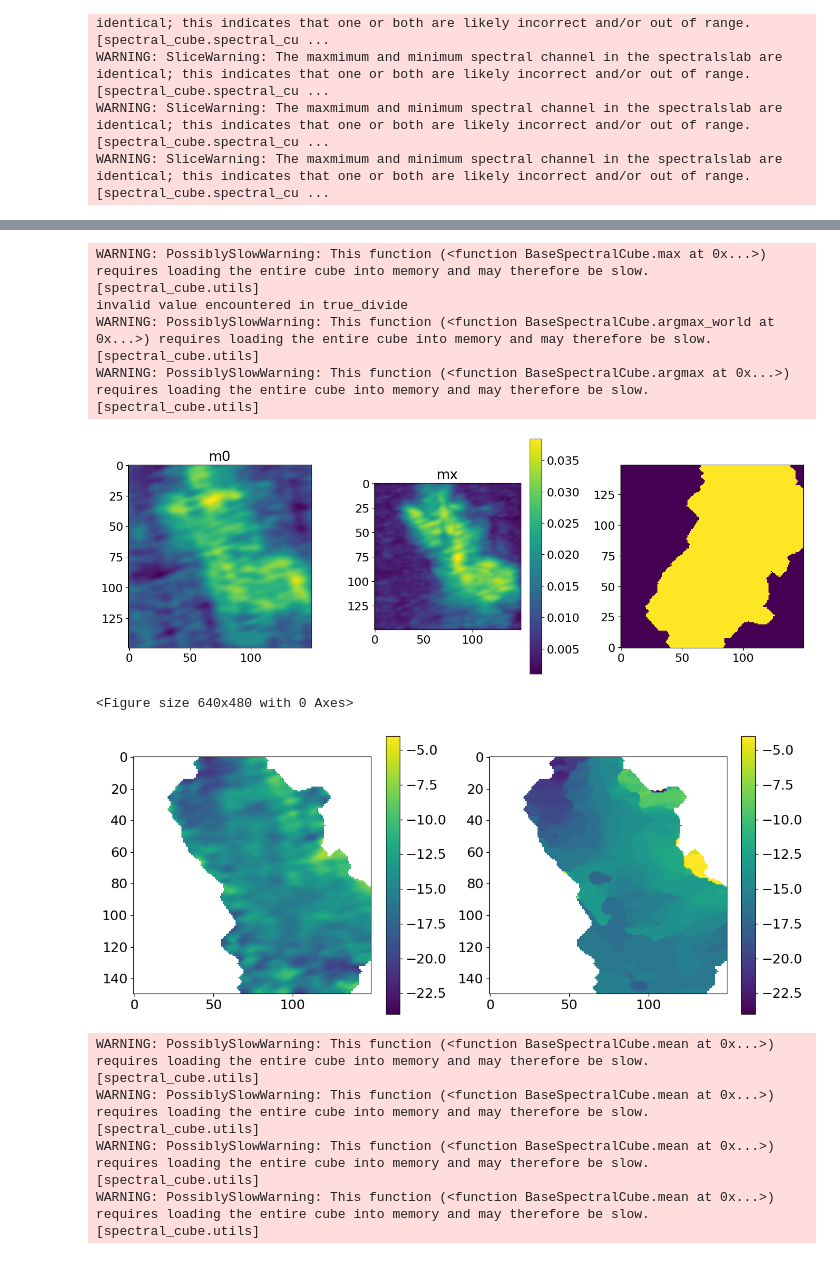
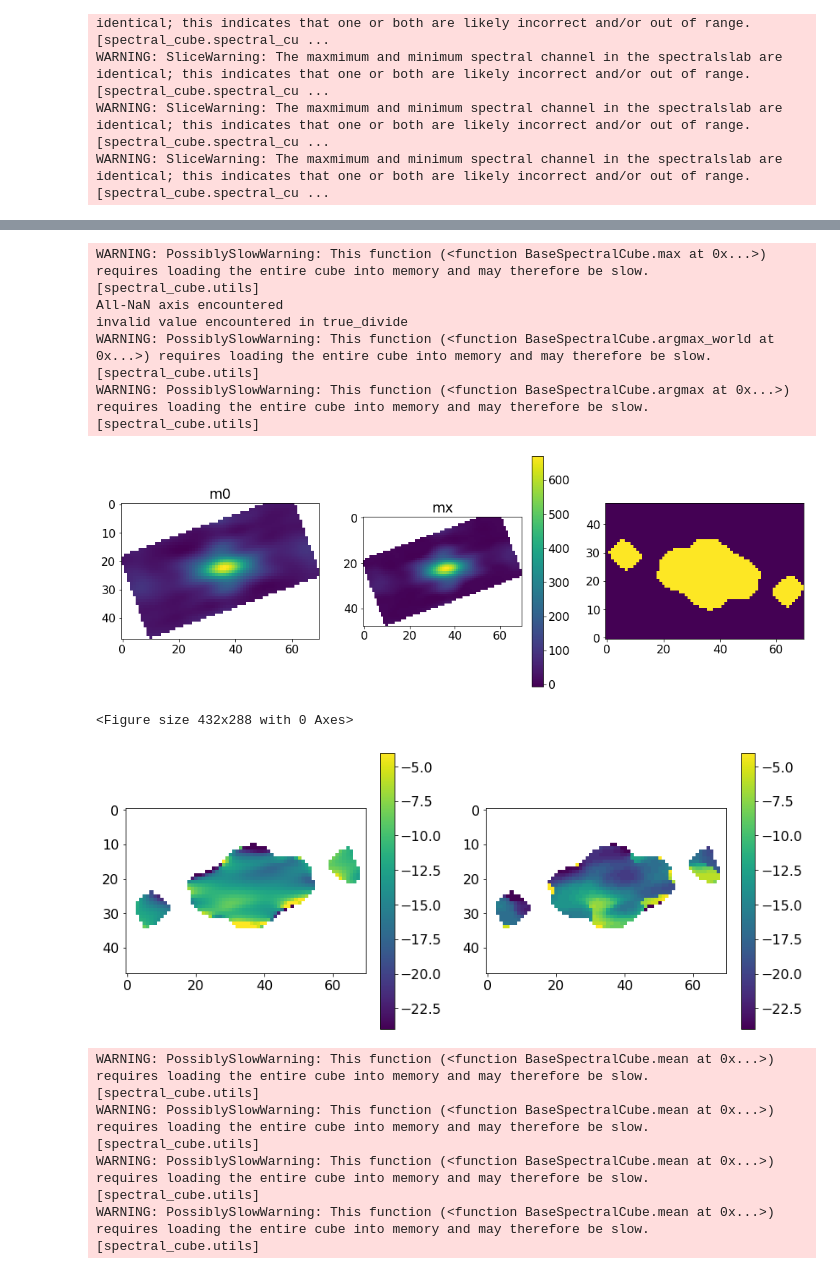
Before and after one commit to keflavich/saltmining, a Jupyter notebook: notebooks/Sanhueza16523.ipynb, the cells around one changed output, grey strips where cells are left out. Cells and saved outputs as stored; diff of their text form; code cells hidden in the pictures.

```diff
--- a/notebooks/Sanhueza16523.ipynb
+++ b/notebooks/Sanhueza16523.ipynb
@@ -56,5 +71,5 @@ import regions
 from astropy import units as u, coordinates
 reg = regions.Regions.read('bigbox.reg')
 regsm = regions.Regions.read('box.reg')
-#regvsm = regions.Regions.read('diskbox.reg')
+regvsm = regions.Regions.read('rrldiskbox.reg')
 #regvvsm = regions.Regions.read('innerdiskbox.reg')
@@ -96,9 +141,9 @@ flist = (glob.glob('IRAS_165623959.config8.spw[0-3].robust0.5.image_small.fits')
 # %%
 for fn in flist:
     outfile = fn.replace("_small","_cb_smaller")
-    if not os.path.exists(outfile):
+    if not os.path.exists(outfile) or SpectralCube.read(outfile).unit != u.K:
         cube = SpectralCube.read(fn).subcube_from_regions(reg)
         cube.allow_huge_operations=True
         cb = cube.beams.common_beam(max_iter=20, max_epsilon=0.01)
         scube = cube.convolve_to(cb)
-        scube.write(outfile)
+        scube.to(u.K).write(outfile, overwrite=True)
@@ -184,8 +254,10 @@ SpectralCube with shape=(90, 150, 150) and unit=Jy / beam:
  n_x:    150  type_x: RA---SIN  unit_x: deg    range:   254.923142 deg:  254.923628 deg
  n_y:    150  type_y: DEC--SIN  unit_y: deg    range:   -40.062178 deg:  -40.061806 deg
  n_s:     90  type_s: VRAD      unit_s: km / s  range:      -43.875 km / s:      15.896 km / s
+# %%
+jtok = stackc.beam.jtok(217*u.GHz)
 # %%
-stackc = stackc.subcube_from_regions(reg)
+stackc = stackc.subcube_from_regions(regvsm)
 pl.figure(figsize=(14,5))
 pl.subplot(1,3,1)
 m0 = stackc.moment0()
@@ -198,7 +270,7 @@ mx.quicklook()
 pl.title("mx")
 pl.colorbar()
 pl.subplot(1,3,3)
-msk = mx > 0.00016*mx.unit
+msk = mx > 0.00016*mx.unit*jtok.value
 msk = scipy.ndimage.binary_erosion(msk, iterations=1)
 msk = scipy.ndimage.binary_dilation(msk, iterations=5)
 pl.imshow(msk, interpolation='none', origin='lower')
@@ -206,7 +278,7 @@ pl.tight_layout()
 pl.figure()
 
 
-m1 = stackc.with_mask(msk).with_mask(stackc > 0.0005*stackc.unit).moment1()
+m1 = stackc.with_mask(msk).with_mask(stackc > 0.0005*stackc.unit*jtok.value).moment1()
 pl.figure(figsize=(14,6))
 ax1 = pl.subplot(1,2,1)
 im = ax1.imshow(m1.value, vmin=-10, vmax=50)
@@ -228,8 +302,10 @@ WARNING: PossiblySlowWarning: This function (<function BaseSpectralCube.argmax a
 # %%
 # try creating a vmap based on another line
 restval = 218.32471100 *u.GHz # HC3N
+restval = 231.90092800 * u.GHz # H30a
 cube = [c for c in cubes if (c.spectral_extrema[0] < restval) & (c.spectral_extrema[1] > restval)][0]
-scube = cube.subcube_from_regions(reg).with_spectral_unit(u.km/u.s, velocity_convention='radio', rest_value=restval).spectral_slab(-20*u.km/u.s + vcen, 20*u.km/u.s + vcen)
+from astropy.convolution import Gaussian1DKernel
+scube = cube.subcube_from_regions(regvsm).with_spectral_unit(u.km/u.s, velocity_convention='radio', rest_value=restval).spectral_slab(-50*u.km/u.s + vcen, 50*u.km/u.s + vcen).spectral_smooth(Gaussian1DKernel(5))
 pl.figure(figsize=(14,5))
 pl.subplot(1,3,1)
 m0 = scube.moment0()
@@ -238,40 +314,42 @@ pl.title("m0")
 
 pl.subplot(1,3,2)
 mx = scube.max(axis=0)
 mx.quicklook()
 pl.title("mx")
 pl.colorbar()
 pl.subplot(1,3,3)
-msk = mx > 0.01*mx.unit
+msk = mx > 0.01*mx.unit*jtok.value
 msk = scipy.ndimage.binary_erosion(msk, iterations=1)
-msk = scipy.ndimage.binary_dilation(msk, iterations=5)
+msk = scipy.ndimage.binary_dilation(msk, iterations=3)
 pl.imshow(msk, interpolation='none', origin='lower')
 pl.tight_layout()
 pl.figure()
 
 
-m1 = scube.with_mask(msk).with_mask(scube > 0.0005*stackc.unit).moment1()
+m1 = scube.with_mask(msk).with_mask(scube > 0.0005*stackc.unit*jtok.value).moment1()
 pl.figure(figsize=(14,6))
 ax1 = pl.subplot(1,2,1)
 im = ax1.imshow(m1.value, vmin=-10+vcen.value, vmax=10+vcen.value)
 pl.colorbar(mappable=im)
 mxv = scube.with_mask(msk).argmax_world(axis=0)
 pl.subplot(1,2,2)
 pl.imshow(mxv.value, vmin=-10+vcen.value, vmax=10+vcen.value)
 pl.colorbar()
 
 
-vmap = mxv.hdu
+#vmap = mxv.hdu
+vmap = m1.hdu
 # the rest value selected above was just the line center; we need to assume it's really 32 km/s off
 #vmap.data = vmap.data + vcen.value
 # %% [output]
 WARNING: PossiblySlowWarning: This function (<function BaseSpectralCube.max at 0x...>) requires loading the entire cube into memory and may therefore be slow. [spectral_cube.utils]
+All-NaN axis encountered
 invalid value encountered in true_divide
 WARNING: PossiblySlowWarning: This function (<function BaseSpectralCube.argmax_world at 0x...>) requires loading the entire cube into memory and may therefore be slow. [spectral_cube.utils]
 WARNING: PossiblySlowWarning: This function (<function BaseSpectralCube.argmax at 0x...>) requires loading the entire cube into memory and may therefore be slow. [spectral_cube.utils]
-[figure, old version]
+[figure, new version]
-<Figure size 640x480 with 0 Axes>
+<Figure size 432x288 with 0 Axes>
-[figure, old version]
+[figure, new version]
 # %%
 import sys
 sys.path.append('/orange/adamginsburg/salt/code/')
```
Also changed, not shown: parts of 24 cells of this notebook, 16 other files.
